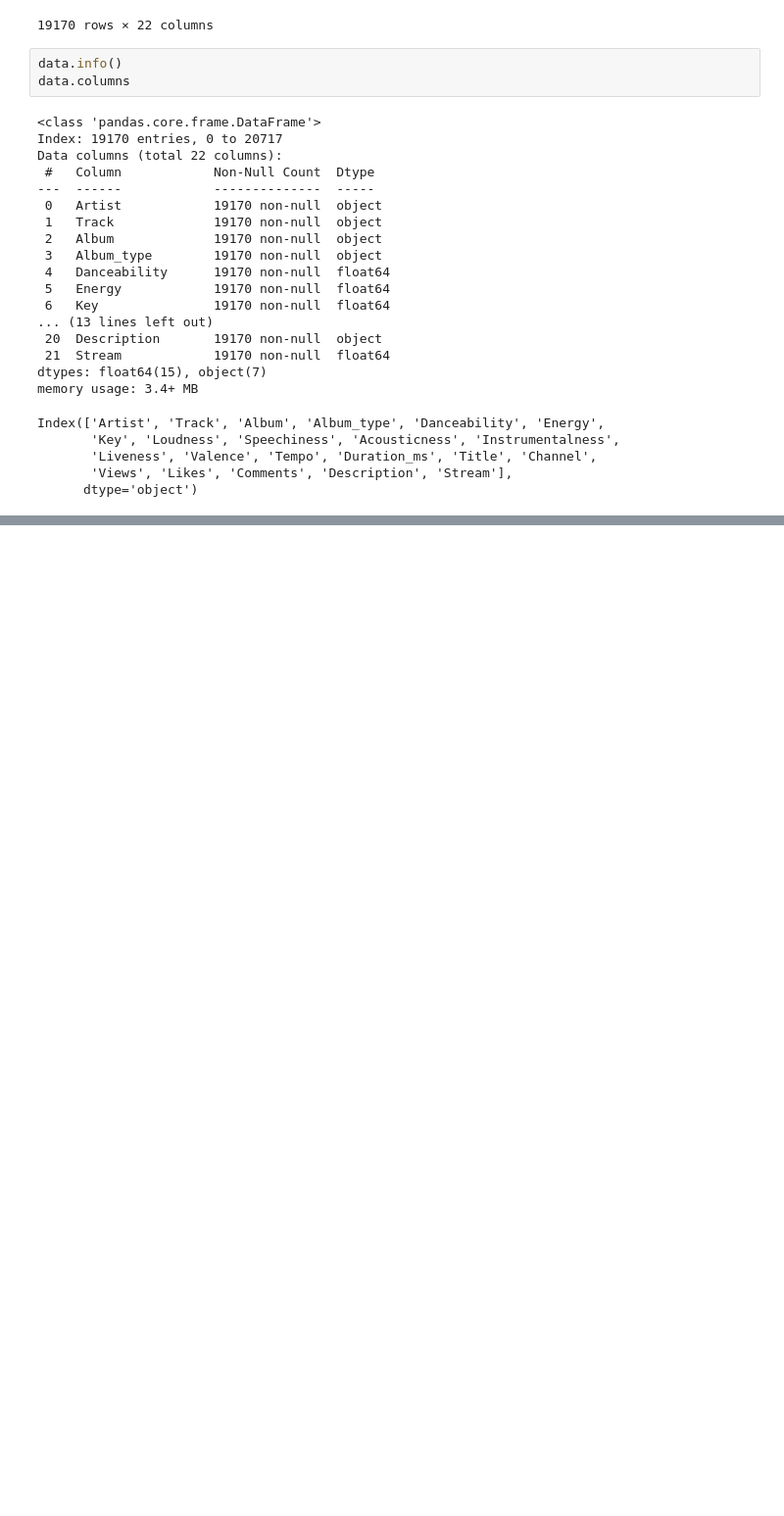
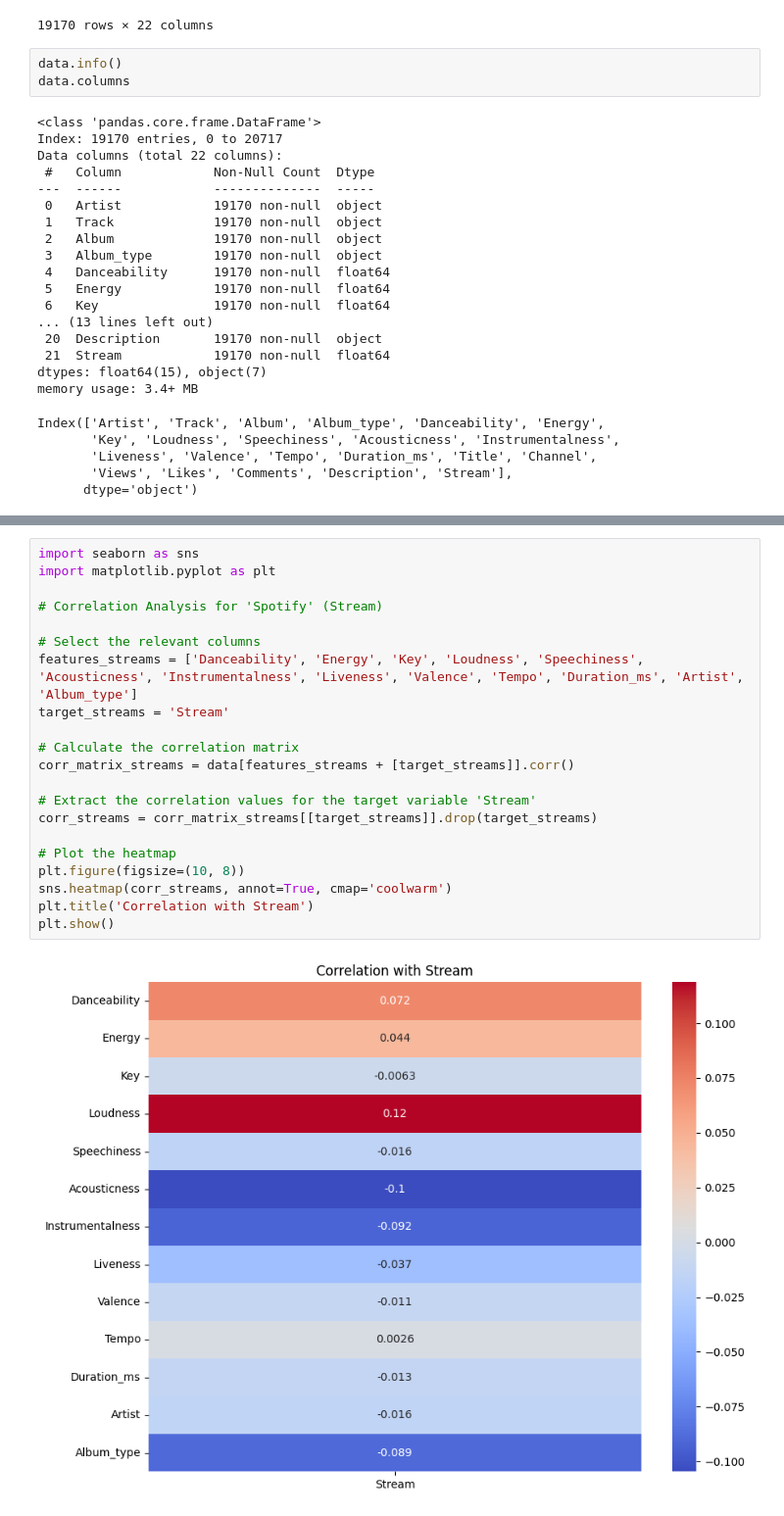
Before and after one commit to shirelzz/ML_Final_Project, a Jupyter notebook: project_main.ipynb, the cells around one changed output, grey strips where cells are left out. Shown: that part at 98% size. Cells and saved outputs as stored; diff of their text form; blank space fills up the shorter version.

```diff
--- a/project_main.ipynb
+++ b/project_main.ipynb
@@ -164,0 +182,23 @@ data.describe()
+# %%
+import seaborn as sns
+import matplotlib.pyplot as plt
+
+# Correlation Analysis for 'Spotify' (Stream)
+
+# Select the relevant columns
+features_streams = ['Danceability', 'Energy', 'Key', 'Loudness', 'Speechiness', 'Acousticness', 'Instrumentalness', 'Liveness', 'Valence', 'Tempo', 'Duration_ms', 'Artist', 'Album_type']
+target_streams = 'Stream'
+
+# Calculate the correlation matrix
+corr_matrix_streams = data[features_streams + [target_streams]].corr()
+
+# Extract the correlation values for the target variable 'Stream'
+corr_streams = corr_matrix_streams[[target_streams]].drop(target_streams)
+
+# Plot the heatmap
+plt.figure(figsize=(10, 8))
+sns.heatmap(corr_streams, annot=True, cmap='coolwarm')
+plt.title('Correlation with Stream')
+plt.show()
+# %% [output]
+[figure, added]
```
Also changed, not shown: parts of 11 cells of this notebook.
